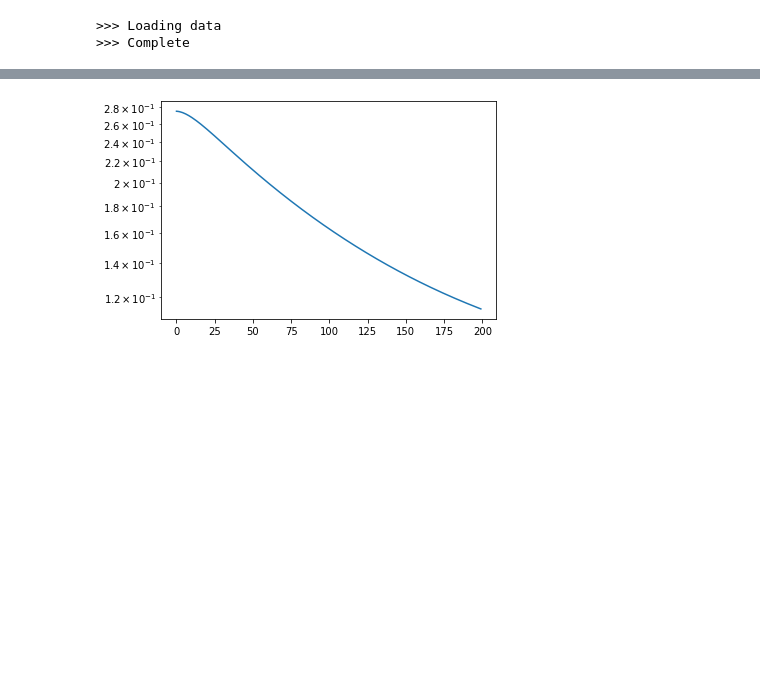
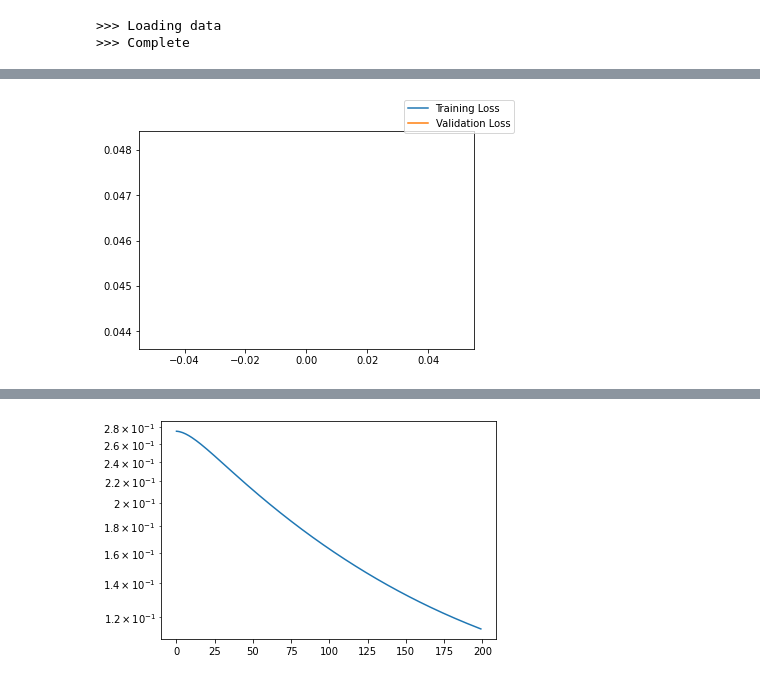
Before and after one commit to cm-tle-pred/tle-prediction, a Jupyter notebook: models/model_1/playground_local1.ipynb, the cells around one changed output, grey strips where cells are left out. Saved outputs shown, nothing was run; the diff lists cells and outputs as text; code cells hidden in the pictures; blank space fills up the shorter version.

```diff
--- a/models/model_1/playground_local1.ipynb
+++ b/models/model_1/playground_local1.ipynb
@@ -121,0 +163,11 @@ Test: rows=1851689
+# %%
+# After changes -- 27s (cpu)
+cols = ['BSTAR', 'INCLINATION', 'RA_OF_ASC_NODE', 'ECCENTRICITY',
+       'ARG_OF_PERICENTER', 'MEAN_ANOMALY', 'MEAN_MOTION', 'year', 'month_sin',
+       'month_cos', 'hour_sin', 'hour_cos', 'minute_sin', 'minute_cos',
+       'second_sin', 'second_cos', 'ms_sin', 'ms_cos', 'year_y', 'month_sin_y',
+       'month_cos_y', 'hour_sin_y', 'hour_cos_y', 'minute_sin_y',
+       'minute_cos_y', 'second_sin_y', 'second_cos_y', 'ms_sin_y', 'ms_cos_y',
+       'epoch_day_diff', 'epoch_sec_diff', 'epoch_ms_diff']
+
+model, mean_losses = train.train_model(X_train[cols], y_train, X_test[cols], y_test, configurations, force_train=True)
@@ -121,0 +192,11 @@ Test: rows=1851689
+# %%
+# Before changes -- 46s (cpu)
+cols = ['BSTAR', 'INCLINATION', 'RA_OF_ASC_NODE', 'ECCENTRICITY',
+       'ARG_OF_PERICENTER', 'MEAN_ANOMALY', 'MEAN_MOTION', 'year', 'month_sin',
+       'month_cos', 'hour_sin', 'hour_cos', 'minute_sin', 'minute_cos',
+       'second_sin', 'second_cos', 'ms_sin', 'ms_cos', 'year_y', 'month_sin_y',
+       'month_cos_y', 'hour_sin_y', 'hour_cos_y', 'minute_sin_y',
+       'minute_cos_y', 'second_sin_y', 'second_cos_y', 'ms_sin_y', 'ms_cos_y',
+       'epoch_day_diff', 'epoch_sec_diff', 'epoch_ms_diff']
+
+model, mean_losses = train.train_model(X_train[cols], y_train, X_test[cols], y_test, configurations, force_train=True)
@@ -122,3 +221,17 @@ Test: rows=1851689
+# %%
+if not 'mean_losses' in locals():
+    model, _, _, mean_losses, _ = train.load_model_with_config(configurations)
+
+tl, vl = zip(*mean_losses)
+
+fig,ax = plt.subplots()
+ax.plot(tl, label="Training Loss")
+ax.plot(vl, label="Validation Loss")
+
+fig.legend()
+plt.show()
+# %% [output]
+[figure, added]
 # %%
 %%time
 import train
```
Also changed, not shown: parts of 6 cells of this notebook, 3 other files.
